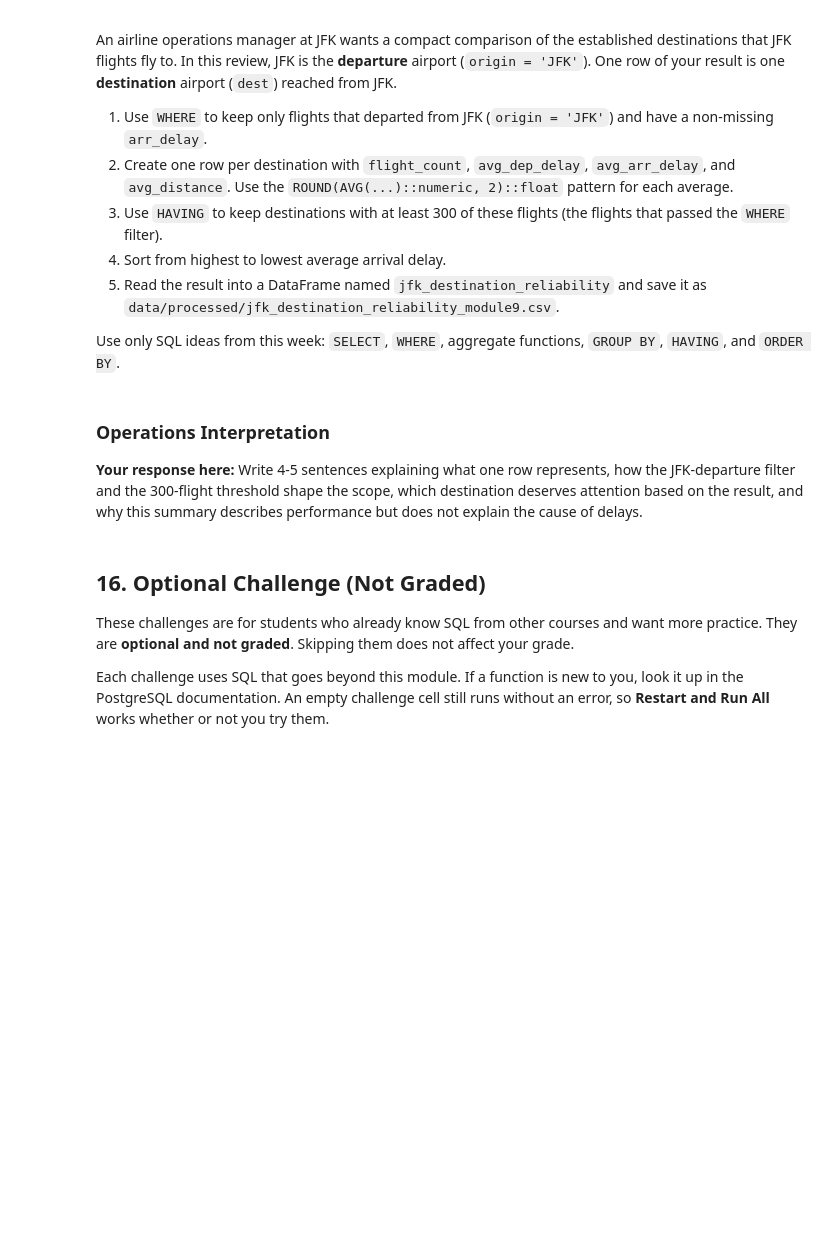
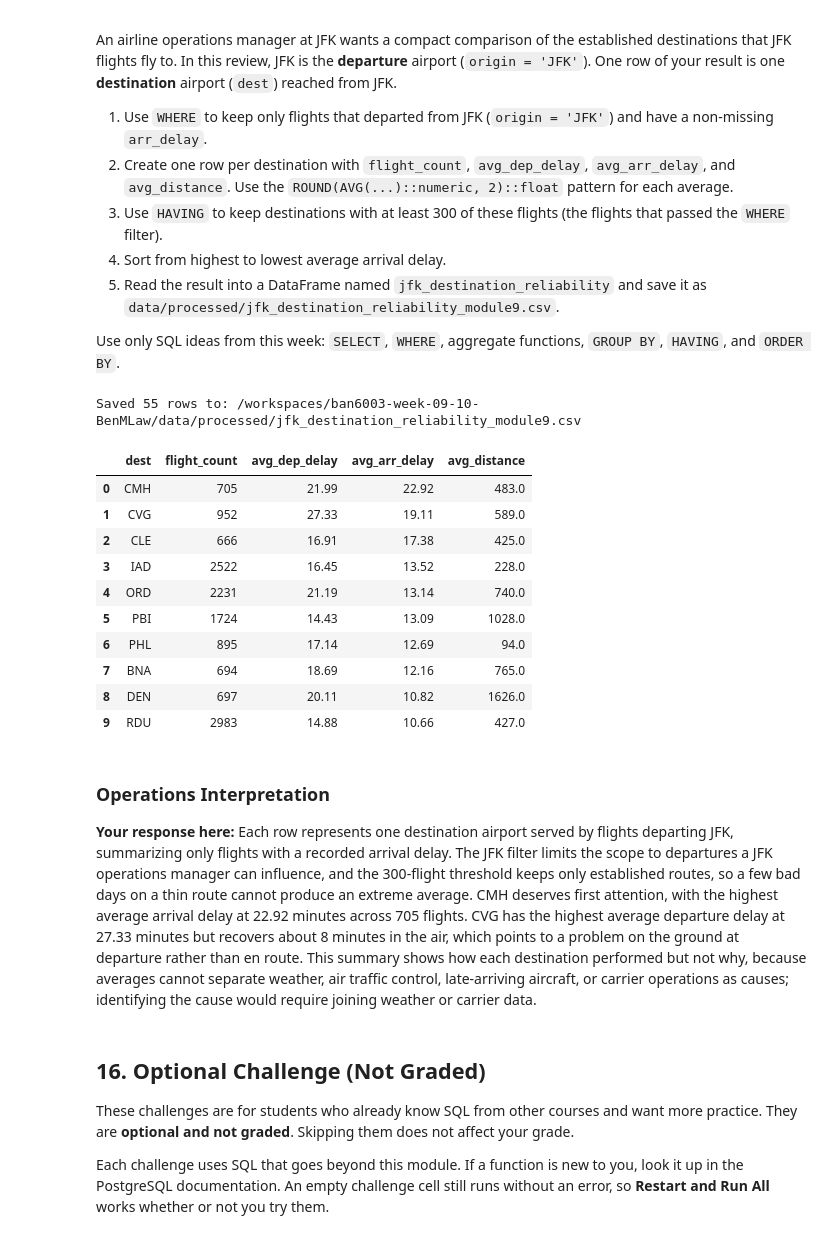
Before and after one commit to BenMLaw/ban6003-week-09-10-BenMLaw, a Jupyter notebook: notebooks/module9_neon_sql_fundamentals_guided_lab.ipynb, the cells around one changed output. Drawn from its saved outputs; the diff is of its cells as text; code cells hidden in the pictures; blank space fills up the shorter version.

Commit message:
Complete Module 9 Neon SQL fundamentals lab

```diff
--- a/notebooks/module9_neon_sql_fundamentals_guided_lab.ipynb
+++ b/notebooks/module9_neon_sql_fundamentals_guided_lab.ipynb
@@ -615,29 +928,54 @@ Use only SQL ideas from this week: `SELECT`, `WHERE`, aggregate functions, `GROU
 # %%
 # Offline Assignment - write and run your SQL query here.
 # Suggested SQL order:
 # SELECT dest plus COUNT(*) and the three rounded AVG() expressions
 # FROM flights
 # WHERE origin = 'JFK' and arr_delay IS NOT NULL
 # GROUP BY dest
 # HAVING COUNT(*) >= 300
 # ORDER BY the average arrival-delay alias DESC
 query = """
-
+SELECT
+    dest,
+    COUNT(*) AS flight_count,
+    ROUND(AVG(dep_delay)::numeric, 2)::float AS avg_dep_delay,
+    ROUND(AVG(arr_delay)::numeric, 2)::float AS avg_arr_delay,
+    ROUND(AVG(distance)::numeric, 2)::float AS avg_distance
+FROM flights
+WHERE origin = 'JFK'
+    AND arr_delay IS NOT NULL
+GROUP BY dest
+HAVING COUNT(*) >= 300
+ORDER BY avg_arr_delay DESC;
 """
 
 jfk_destination_reliability = run_query(query, engine)
 
 if jfk_destination_reliability.empty:
     print("Complete the offline SQL query before exporting.")
 else:
     offline_output_path = output_dir / "jfk_destination_reliability_module9.csv"
     jfk_destination_reliability.to_csv(offline_output_path, index=False)
     print(f"Saved {len(jfk_destination_reliability)} rows to: {offline_output_path}")
     display(jfk_destination_reliability.head(10))
+# %% [output]
+Saved 55 rows to: /workspaces/ban6003-week-09-10-BenMLaw/data/processed/jfk_destination_reliability_module9.csv
+|  | dest | flight_count | avg_dep_delay | avg_arr_delay | avg_distance |
+| 0 | CMH | 705 | 21.99 | 22.92 | 483.0 |
+| 1 | CVG | 952 | 27.33 | 19.11 | 589.0 |
+| 2 | CLE | 666 | 16.91 | 17.38 | 425.0 |
+| 3 | IAD | 2522 | 16.45 | 13.52 | 228.0 |
+| 4 | ORD | 2231 | 21.19 | 13.14 | 740.0 |
+| 5 | PBI | 1724 | 14.43 | 13.09 | 1028.0 |
+| 6 | PHL | 895 | 17.14 | 12.69 | 94.0 |
+| 7 | BNA | 694 | 18.69 | 12.16 | 765.0 |
+| 8 | DEN | 697 | 20.11 | 10.82 | 1626.0 |
+| 9 | RDU | 2983 | 14.88 | 10.66 | 427.0 |
 # %% [markdown]
 ### Operations Interpretation
 
-**Your response here:** Write 4-5 sentences explaining what one row represents, how the JFK-departure filter and the 300-flight threshold shape the scope, which destination deserves attention based on the result, and why this summary describes performance but does not explain the cause of delays.
+**Your response here:**
+Each row represents one destination airport served by flights departing JFK, summarizing only flights with a recorded arrival delay. The JFK filter limits the scope to departures a JFK operations manager can influence, and the 300-flight threshold keeps only established routes, so a few bad days on a thin route cannot produce an extreme average. CMH deserves first attention, with the highest average arrival delay at 22.92 minutes across 705 flights. CVG has the highest average departure delay at 27.33 minutes but recovers about 8 minutes in the air, which points to a problem on the ground at departure rather than en route. This summary shows how each destination performed but not why, because averages cannot separate weather, air traffic control, late-arriving aircraft, or carrier operations as causes; identifying the cause would require joining weather or carrier data.
 # %% [markdown]
 ## 16. Optional Challenge (Not Graded)
 
```
Also changed, not shown: parts of 39 cells of this notebook, 2 other files.
